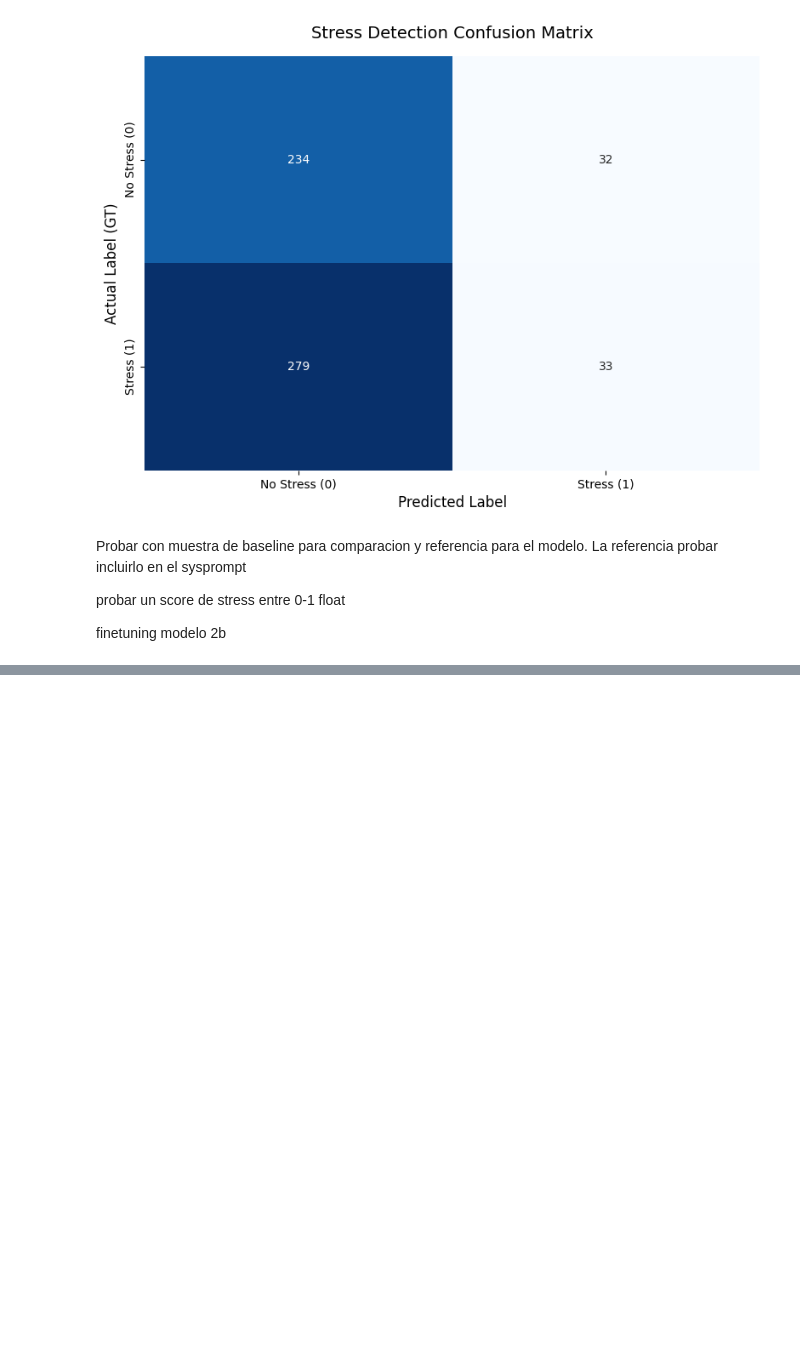
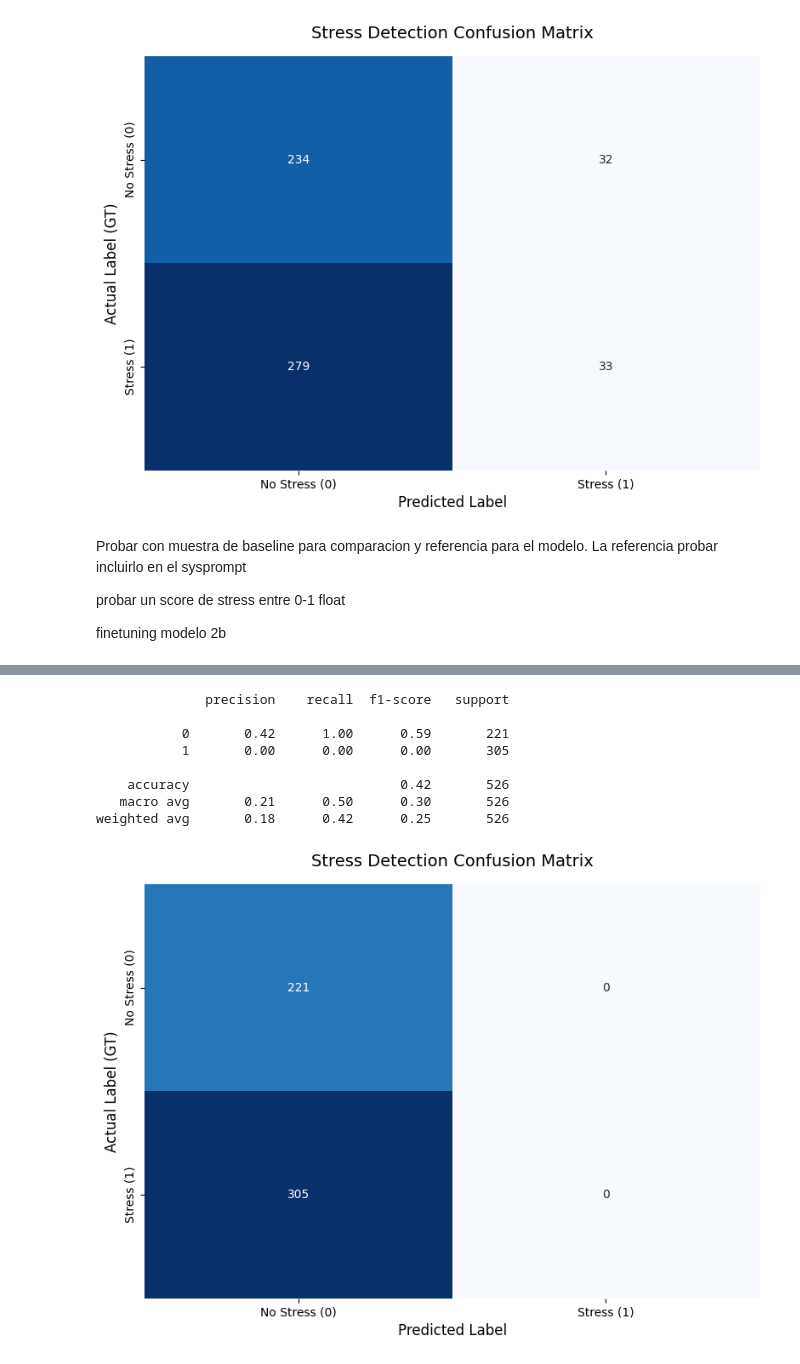
Before and after one commit to ZhDder/multimodal_stress_detection, a Jupyter notebook: video/test_video.ipynb, the cells around one changed output, grey strips where cells are left out. Drawn from its saved outputs; the diff is of its cells as text; code cells hidden in the pictures; blank space fills up the shorter version.

```diff
--- a/video/test_video.ipynb
+++ b/video/test_video.ipynb
@@ -753,0 +771,13 @@ finetuning modelo 2b
+# %%
+df = pd.read_csv('./results/Gemma4_E4B_IT_baselineRef_results.csv')
+print_results(df, gt)
+# %% [output]
+              precision    recall  f1-score   support
+
+           0       0.42      1.00      0.59       221
+           1       0.00      0.00      0.00       305
+
+    accuracy                           0.42       526
+   macro avg       0.21      0.50      0.30       526
+weighted avg       0.18      0.42      0.25       526
+[figure, added]
```
Also changed, not shown: parts of 3 cells of this notebook, 1 other file.
